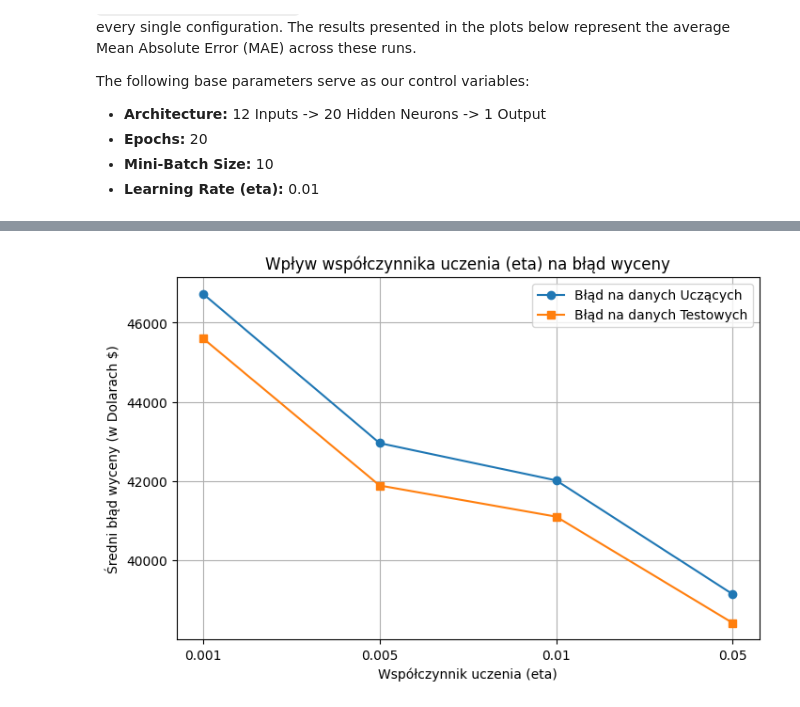
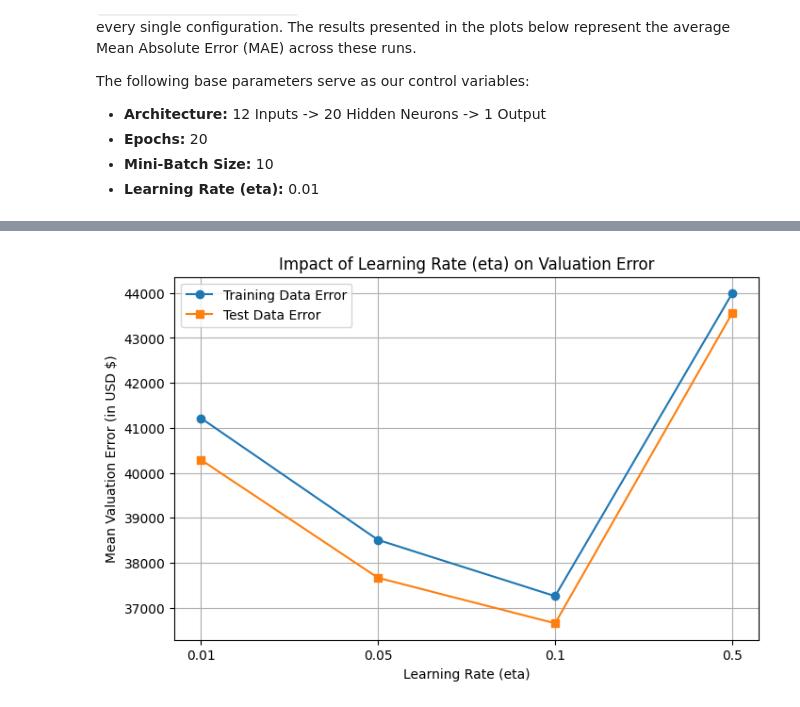
Before and after one commit to Projekty-IiE/NeuralEnjoyers, a Jupyter notebook: Regresyjny/housing_network.ipynb, the cells around one changed output, grey strips where cells are left out. Drawn from its saved outputs; the diff is of its cells as text; code cells hidden in the pictures.

```diff
--- a/Regresyjny/housing_network.ipynb
+++ b/Regresyjny/housing_network.ipynb
@@ -91,27 +91,27 @@ Kształt wejścia: (12, 1), Kształt wyjścia: (1, 1)
 ## 3.6 Mathematical tools
 # %%
 def sigmoid(z):
-    """Funkcja aktywacji dla warstw ukrytych."""
+    """Activation function for hidden layers."""
     # np.clip stops overflow by limiting the range of z
     z = np.clip(z, -500, 500)
     return 1.0 / (1.0 + np.exp(-z))
 
 def sigmoid_prime(z):
-    """Pochodna funkcji sigmoid."""
+    """Derivative of the sigmoid function."""
     return sigmoid(z) * (1 - sigmoid(z))
 
 class MeanSquaredError:
     @staticmethod
     def fn(a, y):
-        """Zwraca błąd średniokwadratowy MSE."""
+        """Returns the Mean Squared Error (MSE)."""
         return 0.5 * np.linalg.norm(a - y)**2
 
     @staticmethod
     def delta(a, y):
         """
-        Zwraca błąd (deltę) dla warstwy WYJŚCIOWEJ LINIOWEJ.
-        Dla funkcji liniowej f(z) = z, pochodna to 1.
-        Zatem delta = pochodna_kosztu * 1 = (a - y)
+        Returns the error (delta) for the LINEAR OUTPUT layer.
+        For a linear function f(z) = z, the derivative is 1.
+        Therefore, delta = cost_derivative * 1 = (a - y)
         """
         return (a - y)
 # %% [markdown]
@@ -252,29 +252,29 @@ The following base parameters serve as our control variables:
 # %%
 
 # ==========================================
-# 1. GŁÓWNA FUNKCJA TESTUJĄCA (AUTOMAT)
+# 1. MAIN TESTING FUNCTION (AUTOMATION)
 # ==========================================
 def run_regression_experiment(param_name, values_to_test, param_type='eta'):
     results = []
-    runs_per_config = 3 # Zgodnie z wytycznymi - powtarzamy uczenie 3 razy i wyciągniemy średnią
+    runs_per_config = 3 # Per requirements - we repeat training 3 times and extract the average
 
-    # Nasze parametry bazowe (kontrolne) - sieć wraca do nich przy każdym nowym teście
+    # Our base (control) parameters - the network resets to these for every new test
     base_sizes = [12, 20, 1]
     base_epochs = 20
     base_batch = 10
     base_eta = 0.01
 
-    print(f"\n{'='*50}\nROZPOCZYNAM TESTY PARAMETRU: {param_name}\n{'='*50}")
+    print(f"\n{'='*50}\nSTARTING TESTS FOR PARAMETER: {param_name}\n{'='*50}")
 
     with open('regression_results.csv', mode='a', newline='') as file:
         writer = csv.writer(file)
 
         for val in values_to_test:
-            print(f"\n>> Badana wartość [{param_name}]: {val}")
+            print(f"\n>> Testing value [{param_name}]: {val}")
             for run in range(runs_per_config):
-                print(f"   Próba {run+1}/{runs_per_config}...", end=" ")
+                print(f"   Run {run+1}/{runs_per_config}...", end=" ")
 
-                # Resetujemy parametry do bazy
+                # Reset parameters to baseline
                 current_eta = base_eta
                 current_batch = base_batch
                 current_epochs = base_epochs
@@ -282,7 +282,7 @@ def run_regression_experiment(param_name, values_to_test, param_type='eta'):
                 current_train = training_data
                 current_test = test_data
 
-                # NADPISUJEMY tylko ten jeden parametr, który aktualnie badamy
+                # OVERRIDE only the parameter currently being tested
                 if param_type == 'eta': current_eta = val
                 elif param_type == 'batch': current_batch = val
                 elif param_type == 'epochs': current_epochs = val
@@ -291,38 +291,37 @@ def run_regression_experiment(param_name, values_to_test, param_type='eta'):
                 elif param_type == 'train_size': current_train = training_data[:val]
                 elif param_type == 'test_size': current_test = test_data[:val]
 
-                # Tworzymy świeżą sieć z odpowiednimi warstwami
+                # Create a fresh network with appropriate layers
                 net = RegressionNetwork(current_sizes)
 
-                # Uczymy sieć (test_data=None, żeby nie spamowało konsoli w trakcie testów)
+                # Train the network (test_data=None to avoid console spam during tests)
                 net.SGD(current_train, epochs=current_epochs, mini_batch_size=current_batch, eta=current_eta)
 
-                # Obliczamy końcowy błąd (MAE) dla zbioru uczącego i testowego
+                # Calculate the final error (MAE) for training and test sets
                 _, train_mae = net.evaluate(current_train)
                 _, test_mae = net.evaluate(current_test)
 
-                # Mnożymy przez 100 000, żeby mieć wynik w prawdziwych dolarach
+                # Multiply by 100,000 to get the result in actual dollars
                 final_train_error = train_mae * 100000
                 final_test_error = test_mae * 100000
 
-                print(f"Błąd testowy: ${final_test_error:,.0f}")
+                print(f"Test Error: ${final_test_error:,.0f}")
 
-                # Zapisujemy do listy i do pliku
+                # Save to list and file
                 results.append({'Value': str(val), 'Run': run+1, 'Train_Error': final_train_error, 'Test_Error': final_test_error})
                 writer.writerow([param_name, str(val), run+1, final_train_error, final_test_error])
                 file.flush()
 
     return pd.DataFrame(results)
 
-
 # ==========================================
-# 2. FUNKCJA RYSUJĄCA WYKRESY
+# 2. PLOTTING FUNCTION
 # ==========================================
 def plot_results(df, title, xlabel):
-    # Grupujemy po badanej wartości i wyciągamy średnią z 3 prób
+    # Group by the tested value and extract the mean of the 3 runs
     avg_results = df.groupby('Value')[['Train_Error', 'Test_Error']].mean().reset_index()
 
-    # Sortujemy wartości, żeby wykres się nie "plątał" (ważne przy liczbach)
+    # Sort values to prevent tangled lines (important for numbers)
     try:
         avg_results['Value_Num'] = pd.to_numeric(avg_results['Value'])
         avg_results = avg_results.sort_values('Value_Num')
@@ -331,53 +330,53 @@ def plot_results(df, title, xlabel):
         x_col = 'Value'
 
     plt.figure(figsize=(8, 5))
-    plt.plot(avg_results[x_col].astype(str), avg_results['Train_Error'], marker='o', label='Błąd na danych Uczących')
-    plt.plot(avg_results[x_col].astype(str), avg_results['Test_Error'], marker='s', label='Błąd na danych Testowych')
+    plt.plot(avg_results[x_col].astype(str), avg_results['Train_Error'], marker='o', label='Training Data Error')
+    plt.plot(avg_results[x_col].astype(str), avg_results['Test_Error'], marker='s', label='Test Data Error')
 
     plt.title(title)
     plt.xlabel(xlabel)
-    plt.ylabel('Średni błąd wyceny (w Dolarach $)')
+    plt.ylabel('Mean Valuation Error (in USD $)')
     plt.legend()
     plt.grid(True)
     plt.show()
 
 
 # ==========================================
-# 3. URUCHOMIENIE 8 TESTÓW
+# 3. EXECUTING 8 TESTS
 # ==========================================
 
-# Parametr 1: Współczynnik uczenia (eta)
-df_eta = run_regression_experiment('Learning_Rate', [0.001, 0.005, 0.01, 0.05], param_type='eta')
-plot_results(df_eta, 'Wpływ współczynnika uczenia (eta) na błąd wyceny', 'Współczynnik uczenia (eta)')
+# Parameter 1: Learning Rate (eta) - SZUKAMY EKSPLOZJI GRADIENTU
+df_eta = run_regression_experiment('Learning_Rate', [0.01, 0.05, 0.1, 0.5], param_type='eta')
+plot_results(df_eta, 'Impact of Learning Rate (eta) on Valuation Error', 'Learning Rate (eta)')
 
-# Parametr 2: Rozmiar Mini-Batcha
+# Parameter 2: Mini-Batch Size - ZOSTAWIONE (1 to fizyczne minimum)
 df_batch = run_regression_experiment('Batch_Size', [1, 10, 32, 128], param_type='batch')
-plot_results(df_batch, 'Wpływ rozmiaru mini-batcha na błąd wyceny', 'Rozmiar Mini-Batcha')
+plot_results(df_batch, 'Impact of Mini-Batch Size on Valuation Error', 'Mini-Batch Size')
 
-# Parametr 3: Liczba epok
-df_epochs = run_regression_experiment('Epochs', [5, 10, 20, 40], param_type='epochs')
-plot_results(df_epochs, 'Wpływ liczby epok na błąd wyceny', 'Liczba Epok')
+# Parameter 3: Number of Epochs - SZUKAMY PRZEUCZENIA (PLATEAU)
+df_epochs = run_regression_experiment('Epochs', [20, 40, 80, 150], param_type='epochs')
+plot_results(df_epochs, 'Impact of Epochs on Valuation Error', 'Number of Epochs')
 
-# Parametr 4: Liczba neuronów w warstwie ukrytej
-df_neurons = run_regression_experiment('Hidden_Neurons', [5, 10, 20, 50], param_type='neurons')
-plot_results(df_neurons, 'Wpływ liczby neuronów na błąd wyceny', 'Liczba Neuronów (1 warstwa ukryta)')
+# Parameter 4: Number of Neurons in the hidden layer - DODANY GIGANTYCZNY MÓZG
+df_neurons = run_regression_experiment('Hidden_Neurons', [10, 20, 50, 100], param_type='neurons')
+plot_results(df_neurons, 'Impact of Hidden Neurons on Valuation Error', 'Number of Neurons (1 Hidden Layer)')
 
-# Parametr 5: Architektura sieci (Liczba warstw)
+# Parameter 5: Network Architecture (Number of layers)
 layer_configs = [[12, 10, 1], [12, 20, 1], [12, 20, 10, 1], [12, 20, 20, 10, 1]]
 df_layers = run_regression_experiment('Network_Layers', layer_configs, param_type='layers')
-plot_results(df_layers, 'Wpływ architektury sieci na błąd wyceny', 'Struktura warstw (Wejście -> Ukryte -> Wyjście)')
+plot_results(df_layers, 'Impact of Network Architecture on Valuation Error', 'Layer Structure (Input -> Hidden -> Output)')
 
-# Parametr 6: Kształt warstw (Tyle samo neuronów, różny układ)
+# Parameter 6: Shape of hidden layers
 shape_configs = [[12, 40, 1], [12, 20, 20, 1], [12, 30, 10, 1], [12, 10, 30, 1]]
 df_shapes = run_regression_experiment('Network_Shapes', shape_configs, param_type='layers')
-plot_results(df_shapes, 'Wpływ kształtu warstw ukrytych na błąd wyceny', 'Kształt sieci (Układy ok. 40 neuronów)')
+plot_results(df_shapes, 'Impact of Hidden Layer Shape on Valuation Error', 'Network Shape (~40 Neurons Configurations)')
 
-# Parametr 7: Rozmiar zbioru uczącego
+# Parameter 7: Training Data Size - ZOSTAWIONE (16512 to max)
 df_train = run_regression_experiment('Train_Size', [1000, 5000, 10000, 16512], param_type='train_size')
-plot_results(df_train, 'Wpływ rozmiaru danych uczących na błąd wyceny', 'Liczba przykładów uczących')
+plot_results(df_train, 'Impact of Training Data Size on Valuation Error', 'Number of Training Samples')
 
-# Parametr 8: Rozmiar zbioru testowego
+# Parameter 8: Test Data Size
 df_test = run_regression_experiment('Test_Size', [500, 1000, 2000, 4128], param_type='test_size')
-plot_results(df_test, 'Wpływ rozmiaru danych testowych na błąd wyceny', 'Liczba przykładów testowych')
+plot_results(df_test, 'Impact of Test Data Size on Valuation Error', 'Number of Test Samples')
 # %% [output]
 ==================================================
@@ -400 +416 @@ Błąd testowy: $37,916
-[figure, old version]
+[figure, new version]
```
Also changed, not shown: parts of 4 cells of this notebook, 1 other file.
